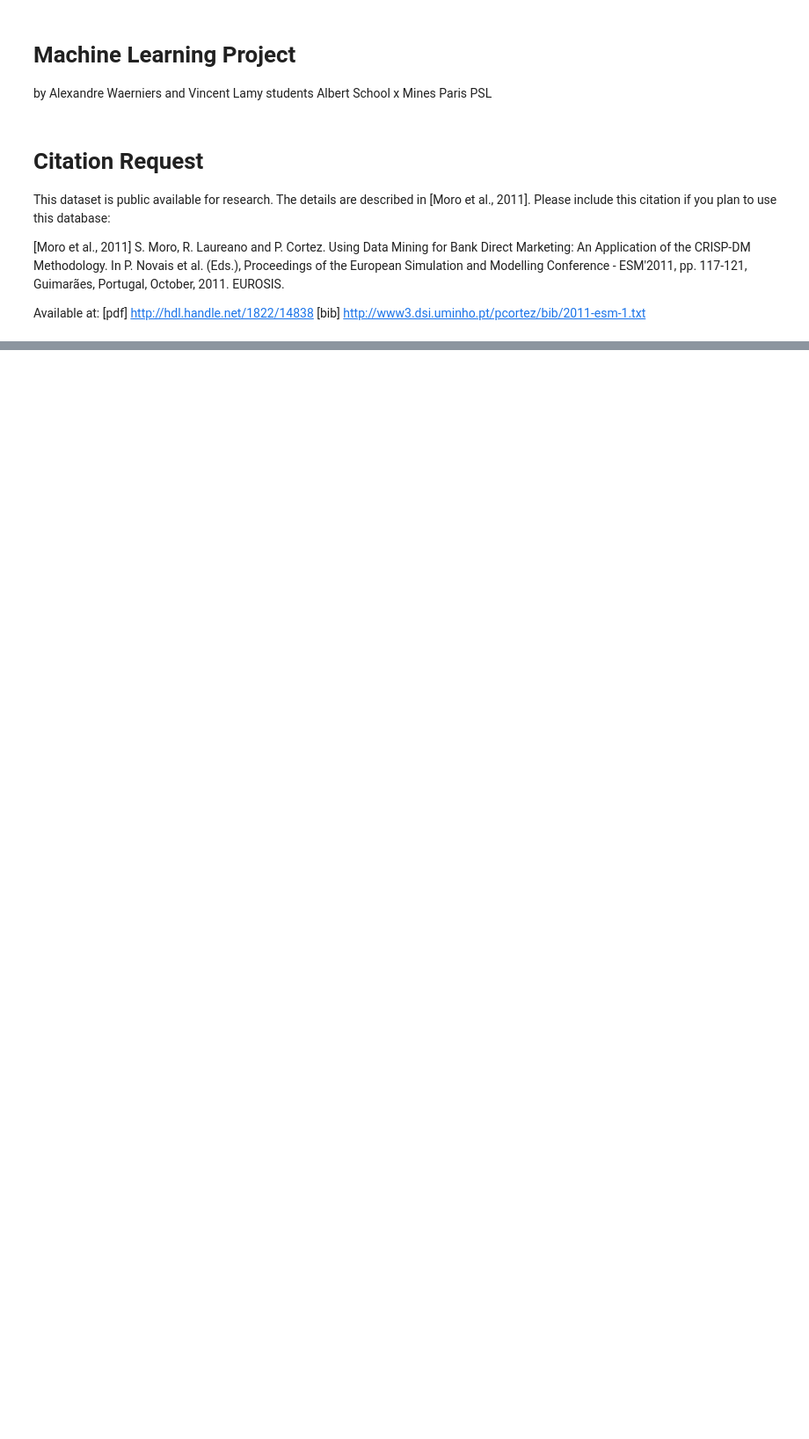
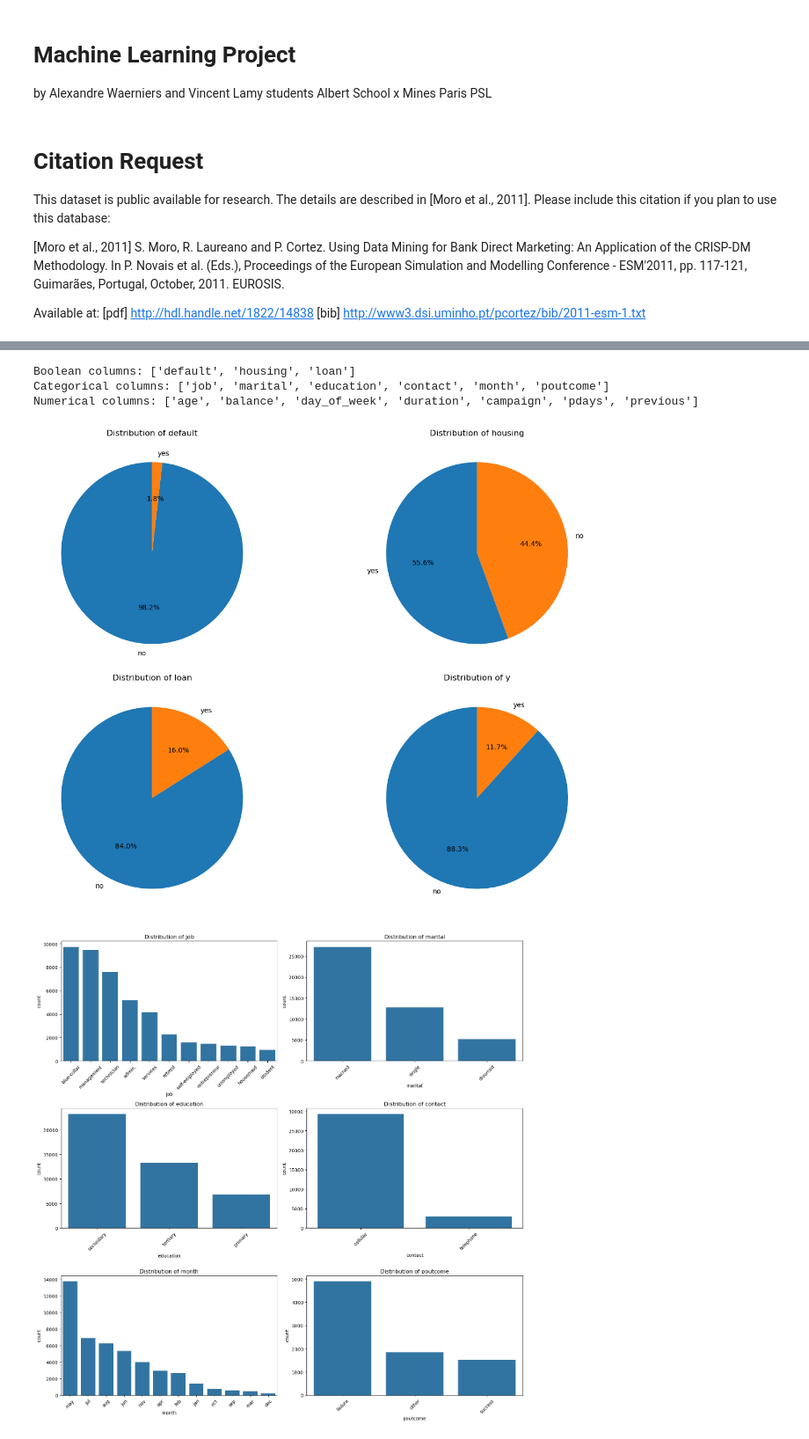
Before and after one commit to Xenodion/supervised_ml_project_waerniers_lamy, a Jupyter notebook: code/project.ipynb, the cells around one changed output, grey strips where cells are left out. Shown at 88% size. Drawn from its saved outputs; the diff is of its cells as text; code cells hidden in the pictures; blank space fills up the shorter version.

```diff
--- a/code/project.ipynb
+++ b/code/project.ipynb
@@ -44,0 +111,44 @@ bank_full
+# %%
+# Boolean-like columns have "yes" and "no" values only
+# So we can make three types of columns, categorical, numerical and boolean
+# This is useful for applying different scaling processes to each type
+boolean_cols = ["default", "housing", "loan"]
+categorical_cols = X.drop(columns=boolean_cols).select_dtypes(include=['object']).columns.tolist()
+numerical_cols = X.select_dtypes(include=['int64', 'float64']).columns.tolist()
+
+print(f"Boolean columns: {boolean_cols}")
+print(f"Categorical columns: {categorical_cols}")
+print(f"Numerical columns: {numerical_cols}")
+# %% [output]
+Boolean columns: ['default', 'housing', 'loan']
+Categorical columns: ['job', 'marital', 'education', 'contact', 'month', 'poutcome']
+Numerical columns: ['age', 'balance', 'day_of_week', 'duration', 'campaign', 'pdays', 'previous']
+# %%
+import matplotlib.pyplot as plt
+import seaborn as sns
+
+display_df = X.copy()
+display_df['y'] = y['y'].copy()
+
+# Créer une figure pour les diagrammes en camembert des variables binaires
+plt.figure(figsize=(15, 10))
+for i, col in enumerate((boolean_cols + ['y']), 1):
+    plt.subplot(2, 2, i)
+    value_counts = display_df[col].value_counts()
+    plt.pie(value_counts, labels=value_counts.index, autopct='%1.1f%%', startangle=90)
+    plt.title(f'Distribution of {col}')
+plt.tight_layout()
+plt.show()
+
+# Créer une figure pour les graphiques en barres des variables catégorielles
+plt.figure(figsize=(15, 15))
+for i, col in enumerate(categorical_cols, 1):
+    plt.subplot(3, 2, i)
+    sns.countplot(data=display_df, x=col, order=display_df[col].value_counts().index)
+    plt.title(f'Distribution of {col}')
+    plt.xticks(rotation=45)
+plt.tight_layout()
+plt.show()
+# %% [output]
+[figure, added]
+[figure, added]
```
Also changed, not shown: parts of 9 cells of this notebook.
